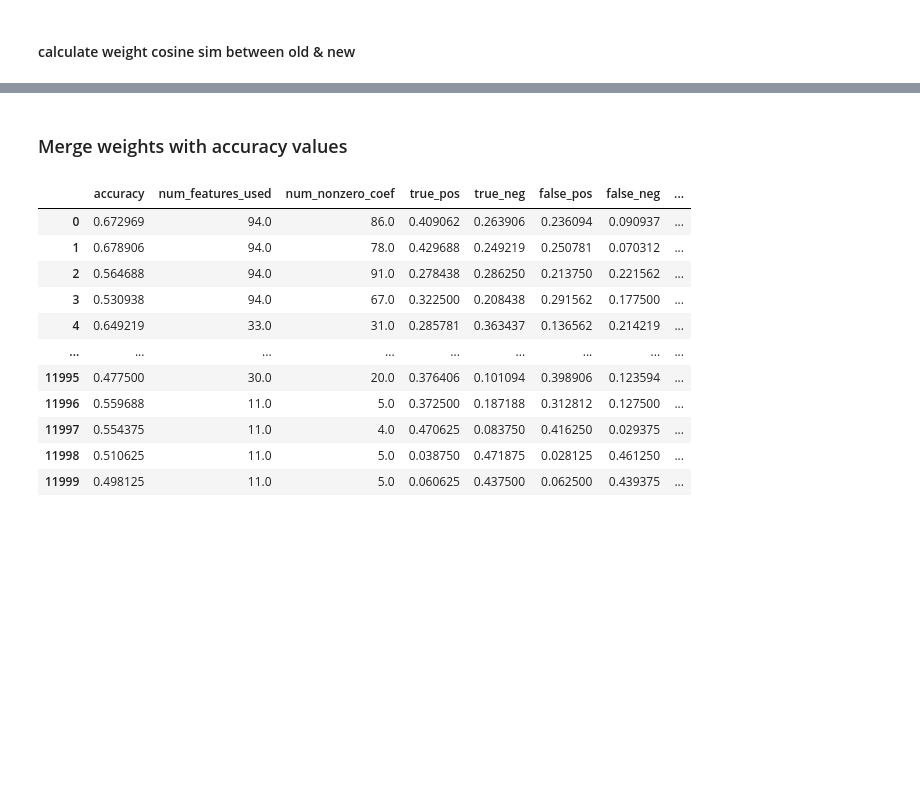
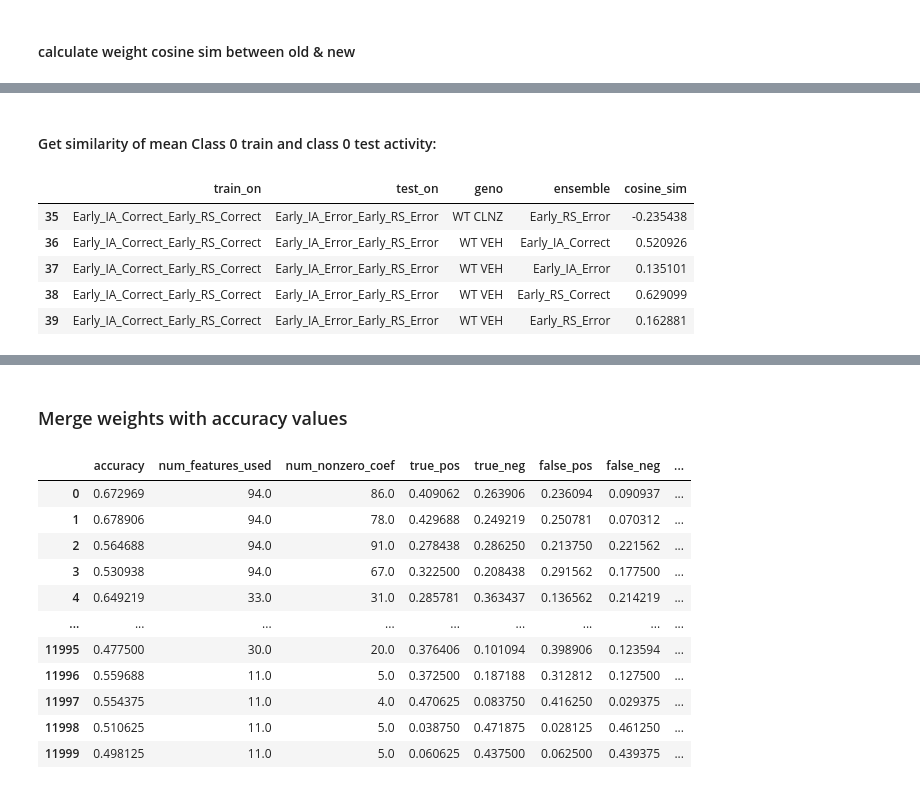
Before and after one commit to cjohnsoncruz/dlx56_mPFC_1p_SohalLab, a Jupyter notebook: code/Revisions- Fig 3-7 & Sup Fig 1-2 v3_ compare CCG_SVM_weights.ipynb, the cells around one changed output, grey strips where cells are left out. Cells and saved outputs as stored; diff of their text form; code cells hidden in the pictures; blank space fills up the shorter version.

```diff
--- a/code/Revisions- Fig 3-7 & Sup Fig 1-2 v3_ compare CCG_SVM_weights.ipynb
+++ b/code/Revisions- Fig 3-7 & Sup Fig 1-2 v3_ compare CCG_SVM_weights.ipynb
@@ -2370,0 +2208,24 @@ fig.savefig(results_loc_ccg_compare / f"ccg_class0_train_vs_test_activity_cosine
+# %%
+# PLOT WEIGHT VECS figure w subfigs nested:
+fig = plt.figure(figsize=(7, 3.5), layout='constrained')
+subfigs = fig.subfigures(1,2)
+## loop + plot all
+for subfig_n, ((train_on, test_on), subset) in enumerate(stacked_weights.groupby(['train_on', 'test_on'])):
+    subfigs[subfig_n].suptitle(f"Train on {train_on} \n Test on {test_on}")
+    axes = subfigs[subfig_n].subplots(len(geno_order), len(early_stages),sharey= True, squeeze=False)
+
+    for (geno, ens), ax in zip(product(geno_order, early_stages), axes.flat):
+        combined = corr_cell_dict[(train_on, test_on)][(geno, ens)]['combined_mat']
+        run_yticks = ["Old Run", "New Run"]
+
+        if len(combined) >0: ## PLOT HEATMAP
+            heatmap_df = combined.sort_values(by = 'common_cell',axis = 1,ascending = False).loc[run_yticks]
+            sns.heatmap(heatmap_df, ax=ax, cmap='RdBu_r', center=0, vmin=-2, vmax=2, yticklabels = True,cbar=ens == early_stages[-1])
+            set_labels(ax = ax, label_dict= {'title': f"{ens} \n ({len(common)} common ids)", 'ylabel': geno if ens == col_vals[0] else "Weights", 'xlabel': f"Cells"})
+            ax.set_xticks([])
+            ax.set_yticklabels(run_yticks, rotation=0)
+#title figure
+fig_suptitle = [f"SVM Weights Aligned between Old/New CCG Runs",
+                f"old run on {cell_old.run_end_date.iloc[0]} using {cell_old.dataset_label.iloc[0]} | new run on {cell_new.run_end_date.iloc[0]} using {cell_new.dataset_label.iloc[0]}"]
+fig.suptitle('\n'.join(fig_suptitle))
+fig.savefig(results_loc_ccg_compare / f"ccg_SVM mean weight_ {cell_old.dataset_label.iloc[0]} v {cell_new.dataset_label.iloc[0]} runs_{pd.Timestamp.now().strftime('%Y-%m-%d')}.png", dpi=300)
@@ -2371,3 +2239,33 @@ fig.savefig(results_loc_ccg_compare / f"ccg_class0_train_vs_test_activity_cosine
+# %% [markdown]
+#### Get similarity of mean Class 0 train and class 0 test activity:
+# %%
+common_compared = []
+for (train_on, test_on), subset in corr_cell_dict.items():
+    for (geno, ens) in subset.keys():
+        # print(geno,ens)
+        #extract combined mat:
+        common_cell_mat = corr_cell_dict[(train_on, test_on)][(geno, ens)]['combined_mat']
+        common_cell_mat= common_cell_mat.loc[:, common_cell_mat.loc['common_cell'] ==1] #get cells that are common
+        #get cosine sim between common Ids
+        common_cosine_sim = cosine_sim(common_cell_mat.loc['Old Run'].values, common_cell_mat.loc['New Run'].values)
+        #save to dict with info
+        compare_info = {
+            'train_on': train_on,
+            'test_on': test_on,
+            'geno': geno,
+            'ensemble': ens,
+            'cosine_sim': common_cosine_sim
+        }
+        common_compared.append(compare_info)
+common_compared_df = pd.DataFrame(common_compared)
+common_compared_df.tail()
+# %% [output]
+|  | train_on | test_on | geno | ensemble | cosine_sim |
+| 35 | Early_IA_Correct_Early_RS_Correct | Early_IA_Error_Early_RS_Error | WT CLNZ | Early_RS_Error | -0.235438 |
+| 36 | Early_IA_Correct_Early_RS_Correct | Early_IA_Error_Early_RS_Error | WT VEH | Early_IA_Correct | 0.520926 |
+| 37 | Early_IA_Correct_Early_RS_Correct | Early_IA_Error_Early_RS_Error | WT VEH | Early_IA_Error | 0.135101 |
+| 38 | Early_IA_Correct_Early_RS_Correct | Early_IA_Error_Early_RS_Error | WT VEH | Early_RS_Correct | 0.629099 |
+| 39 | Early_IA_Correct_Early_RS_Correct | Early_IA_Error_Early_RS_Error | WT VEH | Early_RS_Error | 0.162881 |
 # %%
 #facet through genotype days and ensembles to compare old vs new weight matrices, for each train_on and test_on condition, divided by common, old, and new
 overlap_types = ['Common Cells', 'Old vs New Cells']
```
Also changed, not shown: parts of 36 cells of this notebook, 1 other file.
